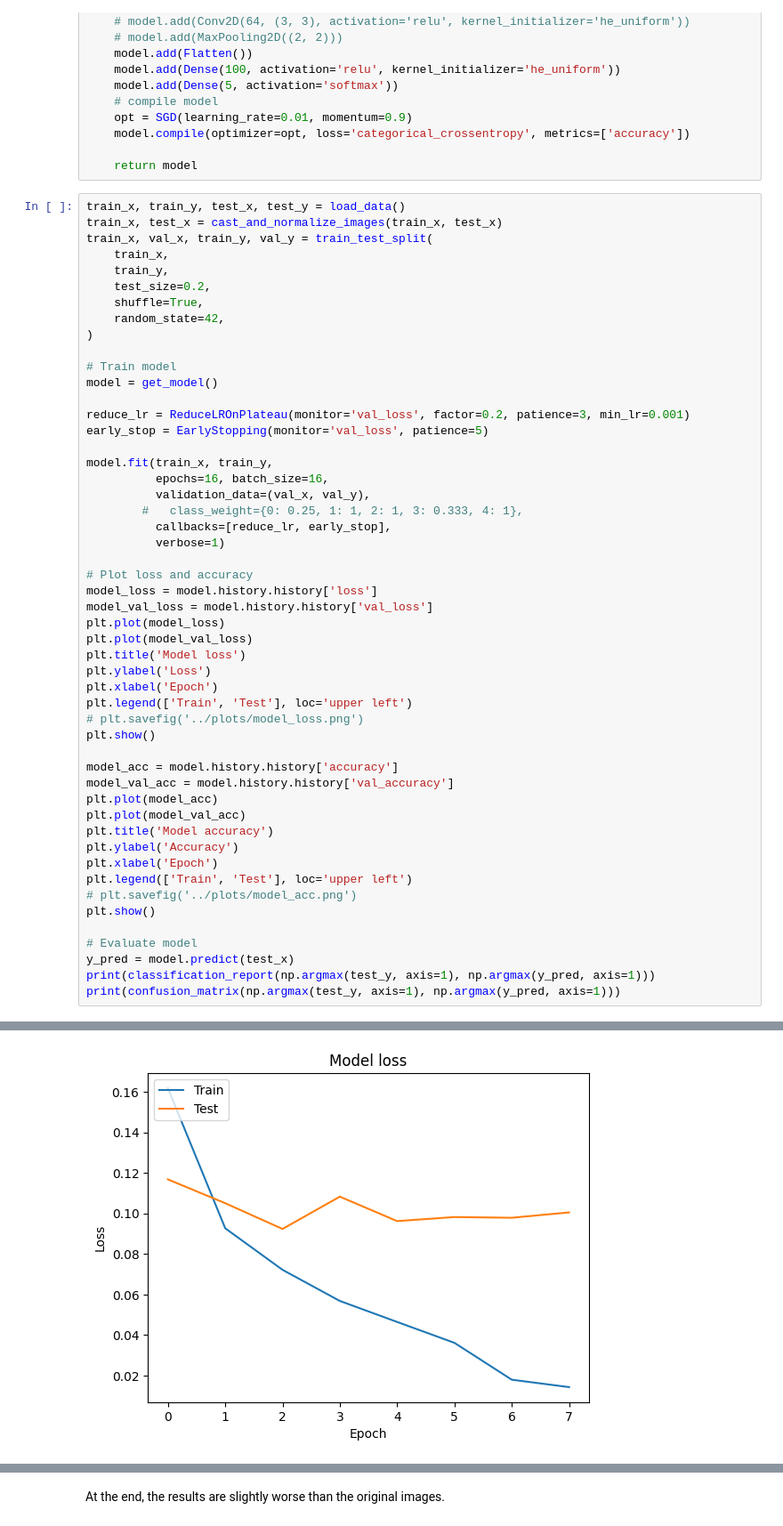
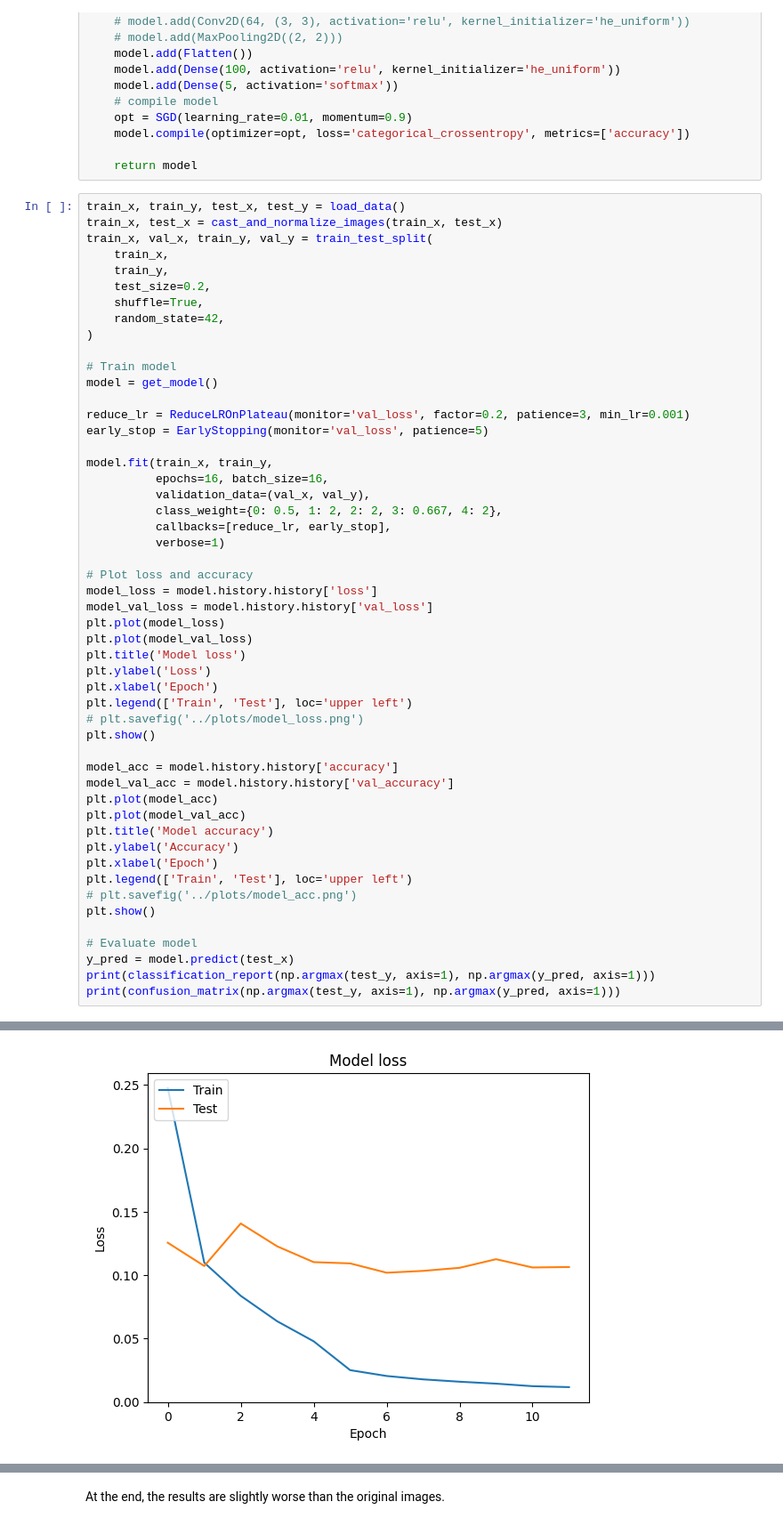
Before and after one commit to pablorodriper/fashion-mnist, a Jupyter notebook: notebooks/experiments.ipynb, the cells around one changed output, grey strips where cells are left out. Shown at 89% size. Cells and saved outputs as stored; diff of their text form.

Commit message:
Add class weights

```diff
--- a/notebooks/experiments.ipynb
+++ b/notebooks/experiments.ipynb
@@ -120,7 +120,7 @@ early_stop = EarlyStopping(monitor='val_loss', patience=5)
 model.fit(train_x, train_y,
           epochs=16, batch_size=16,
           validation_data=(val_x, val_y),
-        #   class_weight={0: 0.25, 1: 1, 2: 1, 3: 0.333, 4: 1},
+          class_weight={0: 0.5, 1: 2, 2: 2, 3: 0.667, 4: 2},
           callbacks=[reduce_lr, early_stop],
           verbose=1)
 
@@ -171 +172 @@ Epoch 8/16
-[figure, old version]
+[figure, new version]
```
Also changed, not shown: parts of 14 cells of this notebook, 6 other files.
